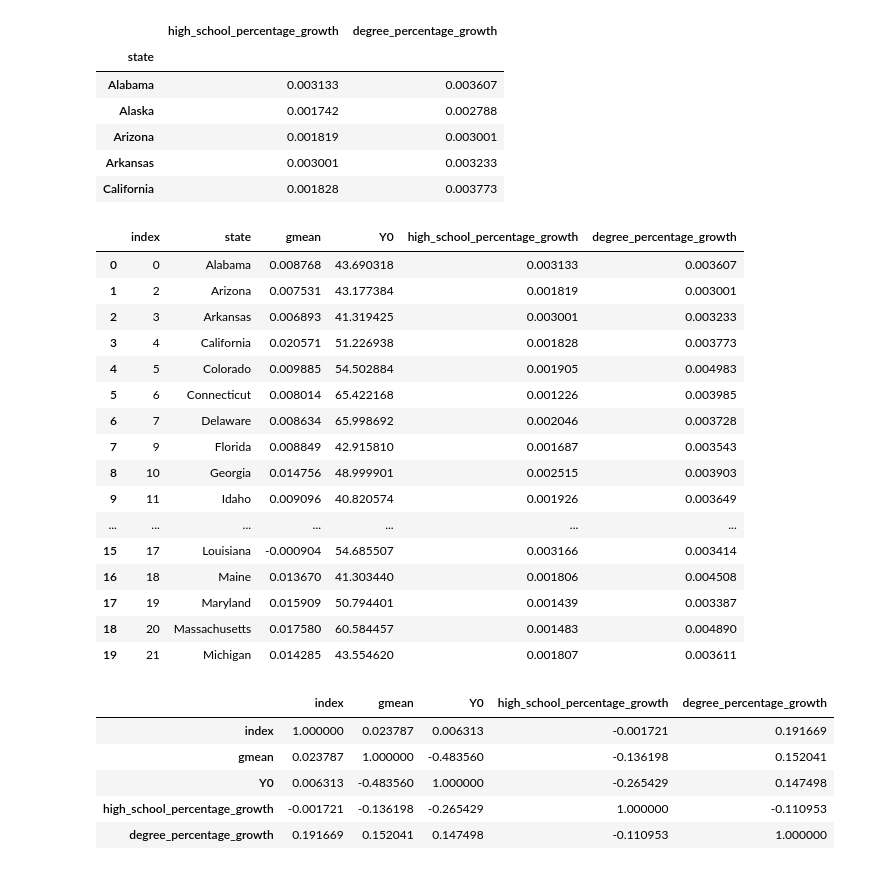
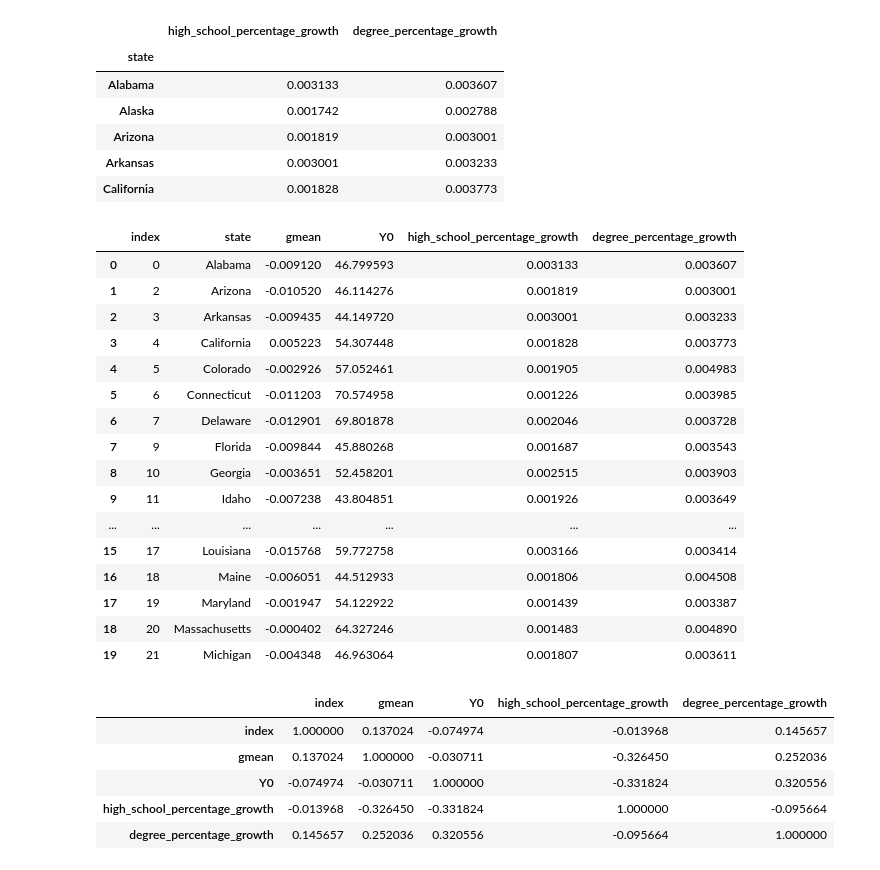
Before and after one commit to pesikj/macroeconomic-analysis, a Jupyter notebook: presentation_05.ipynb, the cells around one changed output. Drawn from its saved outputs; the diff is of its cells as text; code cells hidden in the pictures.

```diff
--- a/presentation_05.ipynb
+++ b/presentation_05.ipynb
@@ -171,7 +171,7 @@ data_edu_agg.head()
 | California | 0.001828 | 0.003773 |
 # %%
 data_1 = pd.read_csv("CAGDP1__ALL_AREAS_2001_2020.csv", encoding="ISO-8859-1")
-data_1 = data_1[data_1["Description"] == "Current-dollar GDP (thousands of current dollars)"]
+data_1 = data_1[data_1["Description"] == "Real GDP (thousands of chained 2012 dollars)"]
 data_1 = data_1[data_1["GeoName"].isin(state_list)]
 data_1 = data_1.melt(id_vars=["GeoName"], value_vars=[str(i) for i in range(2001, 2020)], var_name="year",
                      value_name="gdp")
@@ -199,59 +199,58 @@ data = pd.merge(data, data_3, on=["GeoName", "year"])
 data = data.rename({"GeoName": "state"}, axis=1)
 data["gdp_per_capita"] = data["gdp"] / data["population"]
 data["gdp_per_capita"] = data["gdp_per_capita"] / (data["regional_deflator"] / 100)
 # data["gdp_per_capita"] = numpy.log(data["gdp_per_capita"])
 data_Y0 = data[data["year"] == 2008][["state", "gdp_per_capita"]]
 data_Y0 = data_Y0.rename(columns={"gdp_per_capita": "Y0"})
 data = data.sort_values(["state", "year"])
 data["gdp_per_capita_t-1"] = data.groupby("state")["gdp_per_capita"].shift(1)
 data["gdp_per_capita_growth"] = data["gdp_per_capita"] / data["gdp_per_capita_t-1"]
-# data["gdp_per_capita_diff"] = data["gdp_per_capita"] - data["gdp_per_capita_t-1"]
 data = data.dropna()
 data.head()
 
 data = data.merge(data_Y0, on=["state"])
 
 data_agg = data.groupby(by="state").agg({"gdp_per_capita_growth": [gmean]}) - 1
 data_agg.columns = data_agg.columns.droplevel()
 data_agg.head()
 
 data_agg = data_agg.merge(data_Y0, on=["state"])
 data_Y0["Y0"] = numpy.log(data_Y0["Y0"])
 
 data_final = data_agg.merge(data_edu_agg, on=["state"])
 
 data_final["state"] = data_final["state"].str.strip()
 data_final = data_final[~data_final["state"].isin(["District of Columbia", "Wyoming", "Alaska", "New York", "North Dakota"])]
 data_final = data_final.reset_index()
 
 data_final.head(20)
 # %% [output]
 |  | index | state | gmean | Y0 | high_school_percentage_growth | degree_percentage_growth |
-| 0 | 0 | Alabama | 0.008768 | 43.690318 | 0.003133 | 0.003607 |
-| 1 | 2 | Arizona | 0.007531 | 43.177384 | 0.001819 | 0.003001 |
-| 2 | 3 | Arkansas | 0.006893 | 41.319425 | 0.003001 | 0.003233 |
-| 3 | 4 | California | 0.020571 | 51.226938 | 0.001828 | 0.003773 |
-| 4 | 5 | Colorado | 0.009885 | 54.502884 | 0.001905 | 0.004983 |
-| 5 | 6 | Connecticut | 0.008014 | 65.422168 | 0.001226 | 0.003985 |
-| 6 | 7 | Delaware | 0.008634 | 65.998692 | 0.002046 | 0.003728 |
-| 7 | 9 | Florida | 0.008849 | 42.915810 | 0.001687 | 0.003543 |
-| 8 | 10 | Georgia | 0.014756 | 48.999901 | 0.002515 | 0.003903 |
-| 9 | 11 | Idaho | 0.009096 | 40.820574 | 0.001926 | 0.003649 |
+| 0 | 0 | Alabama | -0.009120 | 46.799593 | 0.003133 | 0.003607 |
+| 1 | 2 | Arizona | -0.010520 | 46.114276 | 0.001819 | 0.003001 |
+| 2 | 3 | Arkansas | -0.009435 | 44.149720 | 0.003001 | 0.003233 |
+| 3 | 4 | California | 0.005223 | 54.307448 | 0.001828 | 0.003773 |
+| 4 | 5 | Colorado | -0.002926 | 57.052461 | 0.001905 | 0.004983 |
+| 5 | 6 | Connecticut | -0.011203 | 70.574958 | 0.001226 | 0.003985 |
+| 6 | 7 | Delaware | -0.012901 | 69.801878 | 0.002046 | 0.003728 |
+| 7 | 9 | Florida | -0.009844 | 45.880268 | 0.001687 | 0.003543 |
+| 8 | 10 | Georgia | -0.003651 | 52.458201 | 0.002515 | 0.003903 |
+| 9 | 11 | Idaho | -0.007238 | 43.804851 | 0.001926 | 0.003649 |
 | ... | ... | ... | ... | ... | ... | ... |
-| 15 | 17 | Louisiana | -0.000904 | 54.685507 | 0.003166 | 0.003414 |
-| 16 | 18 | Maine | 0.013670 | 41.303440 | 0.001806 | 0.004508 |
-| 17 | 19 | Maryland | 0.015909 | 50.794401 | 0.001439 | 0.003387 |
-| 18 | 20 | Massachusetts | 0.017580 | 60.584457 | 0.001483 | 0.004890 |
-| 19 | 21 | Michigan | 0.014285 | 43.554620 | 0.001807 | 0.003611 |
+| 15 | 17 | Louisiana | -0.015768 | 59.772758 | 0.003166 | 0.003414 |
+| 16 | 18 | Maine | -0.006051 | 44.512933 | 0.001806 | 0.004508 |
+| 17 | 19 | Maryland | -0.001947 | 54.122922 | 0.001439 | 0.003387 |
+| 18 | 20 | Massachusetts | -0.000402 | 64.327246 | 0.001483 | 0.004890 |
+| 19 | 21 | Michigan | -0.004348 | 46.963064 | 0.001807 | 0.003611 |
 # %%
 data_final.corr()
 # %% [output]
 |  | index | gmean | Y0 | high_school_percentage_growth | degree_percentage_growth |
-| index | 1.000000 | 0.023787 | 0.006313 | -0.001721 | 0.191669 |
-| gmean | 0.023787 | 1.000000 | -0.483560 | -0.136198 | 0.152041 |
-| Y0 | 0.006313 | -0.483560 | 1.000000 | -0.265429 | 0.147498 |
-| high_school_percentage_growth | -0.001721 | -0.136198 | -0.265429 | 1.000000 | -0.110953 |
-| degree_percentage_growth | 0.191669 | 0.152041 | 0.147498 | -0.110953 | 1.000000 |
+| index | 1.000000 | 0.137024 | -0.074974 | -0.013968 | 0.145657 |
+| gmean | 0.137024 | 1.000000 | -0.030711 | -0.326450 | 0.252036 |
+| Y0 | -0.074974 | -0.030711 | 1.000000 | -0.331824 | 0.320556 |
+| high_school_percentage_growth | -0.013968 | -0.326450 | -0.331824 | 1.000000 | -0.095664 |
+| degree_percentage_growth | 0.145657 | 0.252036 | 0.320556 | -0.095664 | 1.000000 |
 # %%
 X = sm.add_constant(data_final)
 mod = smf.ols(formula="gmean ~ Y0 + high_school_percentage_growth + degree_percentage_growth", data=X)
```
Also changed, not shown: parts of 3 cells of this notebook, 1 other file.
